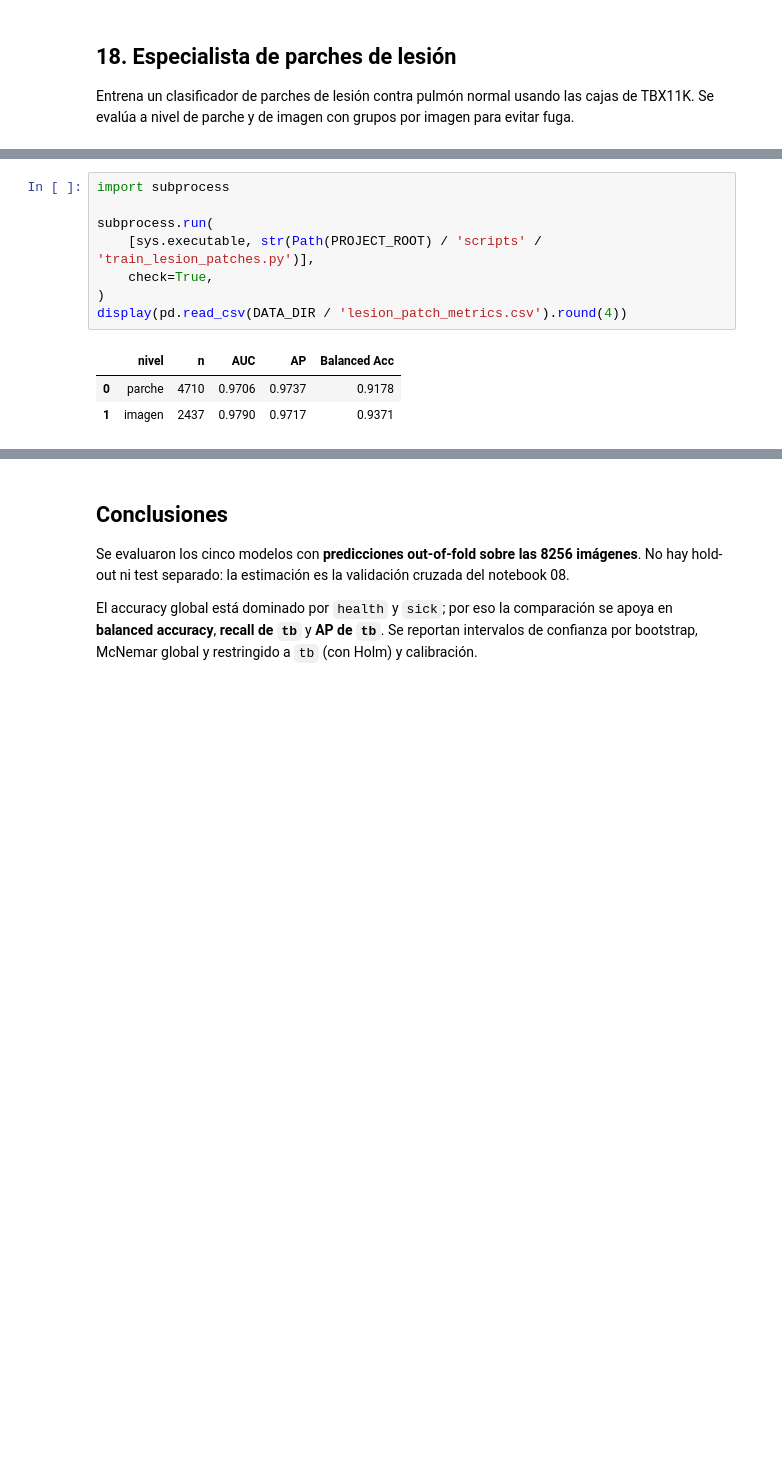
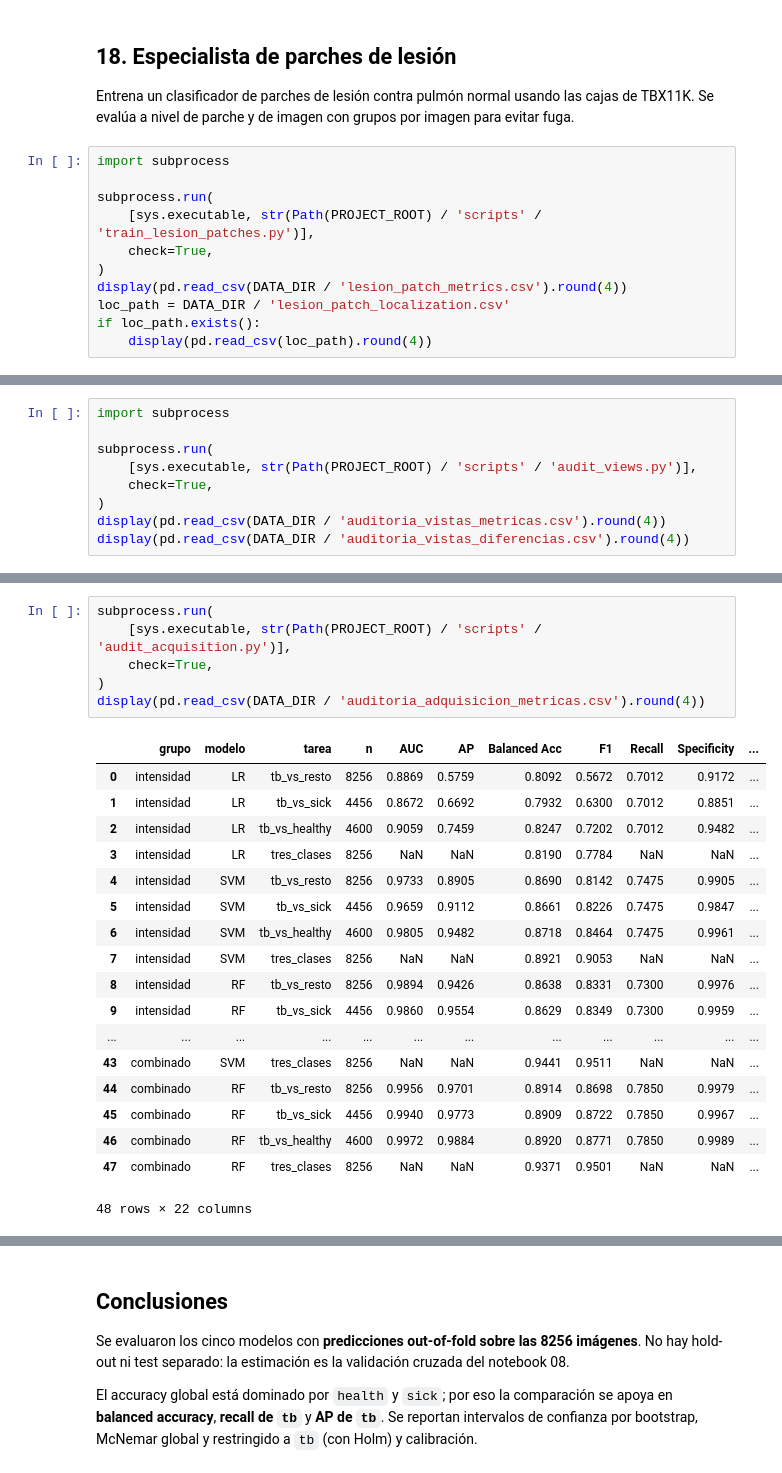
Before and after one commit to KevEstr/CAD_TBX11K, a Jupyter notebook: notebooks/09_Evaluacion_Comparativa.ipynb, the cells around one changed output, grey strips where cells are left out. Cells and saved outputs as stored; diff of their text form; blank space fills up the shorter version.

```diff
--- a/notebooks/09_Evaluacion_Comparativa.ipynb
+++ b/notebooks/09_Evaluacion_Comparativa.ipynb
@@ -1195,3 +1195,14 @@ fondo ambiguo (25 %)  700        0.7937     0.7416
 Entrena un clasificador de parches de lesión contra pulmón normal usando
 las cajas de TBX11K. Se evalúa a nivel de parche y de imagen con grupos por
 imagen para evitar fuga.
+# %%
+import subprocess
+
+subprocess.run(
+    [sys.executable, str(Path(PROJECT_ROOT) / 'scripts' / 'train_lesion_patches.py')],
+    check=True,
+)
+display(pd.read_csv(DATA_DIR / 'lesion_patch_metrics.csv').round(4))
+loc_path = DATA_DIR / 'lesion_patch_localization.csv'
+if loc_path.exists():
+    display(pd.read_csv(loc_path).round(4))
@@ -1197,0 +1245,9 @@ imagen para evitar fuga.
+# %%
+import subprocess
+
+subprocess.run(
+    [sys.executable, str(Path(PROJECT_ROOT) / 'scripts' / 'audit_views.py')],
+    check=True,
+)
+display(pd.read_csv(DATA_DIR / 'auditoria_vistas_metricas.csv').round(4))
+display(pd.read_csv(DATA_DIR / 'auditoria_vistas_diferencias.csv').round(4))
@@ -1198,12 +1301,25 @@ imagen para evitar fuga.
 # %%
-import subprocess
-
 subprocess.run(
-    [sys.executable, str(Path(PROJECT_ROOT) / 'scripts' / 'train_lesion_patches.py')],
+    [sys.executable, str(Path(PROJECT_ROOT) / 'scripts' / 'audit_acquisition.py')],
     check=True,
 )
-display(pd.read_csv(DATA_DIR / 'lesion_patch_metrics.csv').round(4))
+display(pd.read_csv(DATA_DIR / 'auditoria_adquisicion_metricas.csv').round(4))
 # %% [output]
-|  | nivel | n | AUC | AP | Balanced Acc |
-| 0 | parche | 4710 | 0.9706 | 0.9737 | 0.9178 |
-| 1 | imagen | 2437 | 0.9790 | 0.9717 | 0.9371 |
+|  | grupo | modelo | tarea | n | AUC | AP | Balanced Acc | F1 | Recall | Specificity | ... |
+| 0 | intensidad | LR | tb_vs_resto | 8256 | 0.8869 | 0.5759 | 0.8092 | 0.5672 | 0.7012 | 0.9172 | ... |
+| 1 | intensidad | LR | tb_vs_sick | 4456 | 0.8672 | 0.6692 | 0.7932 | 0.6300 | 0.7012 | 0.8851 | ... |
+| 2 | intensidad | LR | tb_vs_healthy | 4600 | 0.9059 | 0.7459 | 0.8247 | 0.7202 | 0.7012 | 0.9482 | ... |
+| 3 | intensidad | LR | tres_clases | 8256 | NaN | NaN | 0.8190 | 0.7784 | NaN | NaN | ... |
+| 4 | intensidad | SVM | tb_vs_resto | 8256 | 0.9733 | 0.8905 | 0.8690 | 0.8142 | 0.7475 | 0.9905 | ... |
+| 5 | intensidad | SVM | tb_vs_sick | 4456 | 0.9659 | 0.9112 | 0.8661 | 0.8226 | 0.7475 | 0.9847 | ... |
+| 6 | intensidad | SVM | tb_vs_healthy | 4600 | 0.9805 | 0.9482 | 0.8718 | 0.8464 | 0.7475 | 0.9961 | ... |
+| 7 | intensidad | SVM | tres_clases | 8256 | NaN | NaN | 0.8921 | 0.9053 | NaN | NaN | ... |
+| 8 | intensidad | RF | tb_vs_resto | 8256 | 0.9894 | 0.9426 | 0.8638 | 0.8331 | 0.7300 | 0.9976 | ... |
+| 9 | intensidad | RF | tb_vs_sick | 4456 | 0.9860 | 0.9554 | 0.8629 | 0.8349 | 0.7300 | 0.9959 | ... |
+| ... | ... | ... | ... | ... | ... | ... | ... | ... | ... | ... | ... |
+| 43 | combinado | SVM | tres_clases | 8256 | NaN | NaN | 0.9441 | 0.9511 | NaN | NaN | ... |
+| 44 | combinado | RF | tb_vs_resto | 8256 | 0.9956 | 0.9701 | 0.8914 | 0.8698 | 0.7850 | 0.9979 | ... |
+| 45 | combinado | RF | tb_vs_sick | 4456 | 0.9940 | 0.9773 | 0.8909 | 0.8722 | 0.7850 | 0.9967 | ... |
+| 46 | combinado | RF | tb_vs_healthy | 4600 | 0.9972 | 0.9884 | 0.8920 | 0.8771 | 0.7850 | 0.9989 | ... |
+| 47 | combinado | RF | tres_clases | 8256 | NaN | NaN | 0.9371 | 0.9501 | NaN | NaN | ... |
+48 rows × 22 columns
```
Also changed, not shown: parts of 11 cells of this notebook, 16 other files.
